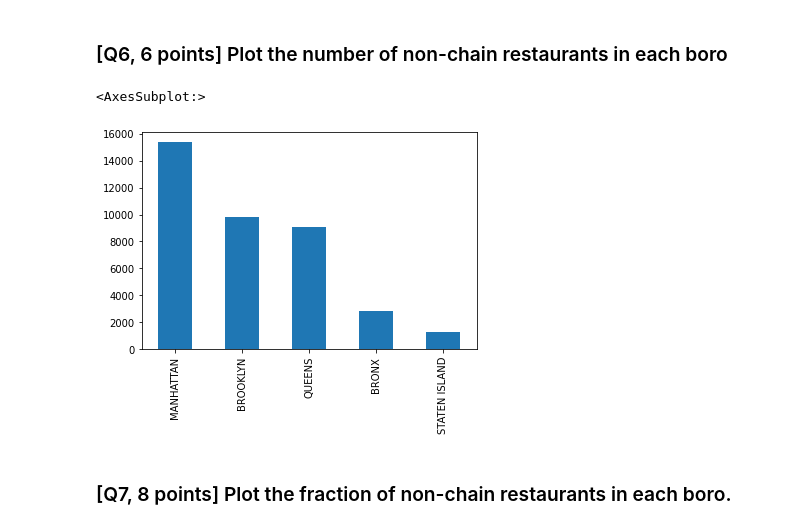
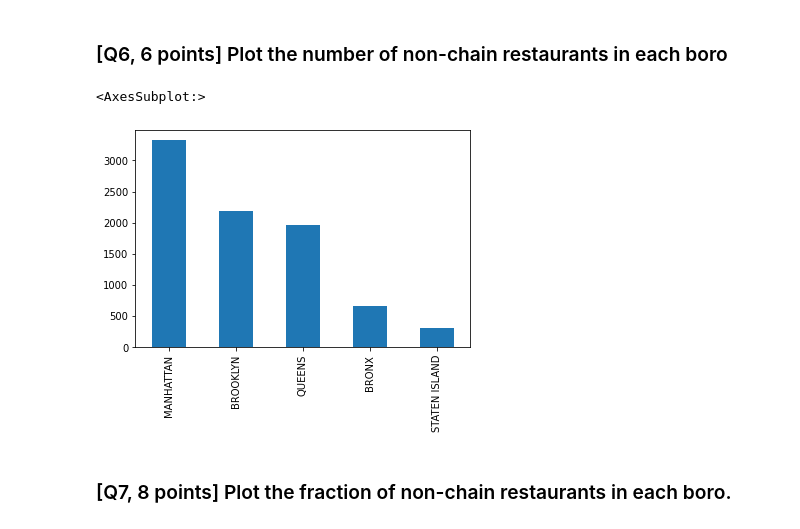
Before and after one commit to averyshepherd/MISs381N-hw2, a Jupyter notebook: HW2.ipynb, the cells around one changed output. Drawn from its saved outputs; the diff is of its cells as text; code cells hidden in the pictures.

```diff
--- a/HW2.ipynb
+++ b/HW2.ipynb
@@ -84,15 +84,18 @@ sum(chains) / sum(resturaunts)
 # %%
 mask = (df[['DBA','RESTAURANT']].drop_duplicates()['DBA'].value_counts() == 1)
 
 non_chains = df[['DBA','RESTAURANT']].drop_duplicates()['DBA'].value_counts()[mask]
 
 mask = (df['BORO'] == 'Missing')
 df.loc[mask, 'BORO'] = np.nan
 
-df[df['DBA'].isin(non_chains.keys())]['BORO'].value_counts().plot(kind = 'bar')
+non_duplicates = df[['DBA','RESTAURANT', 'BORO', 'CUISINE DESCRIPTION']].drop_duplicates()
+
+
+non_duplicates[non_duplicates['DBA'].isin(non_chains.keys())]['BORO'].value_counts().plot(kind = 'bar')
 # %% [output]
 <AxesSubplot:>
-[figure, old version]
+[figure, new version]
 # %% [markdown]
 ### [Q7, 8 points] Plot the fraction of non-chain restaurants in each boro.
 # %%
```
Also changed, not shown: parts of 13 cells of this notebook, 1 other file.
